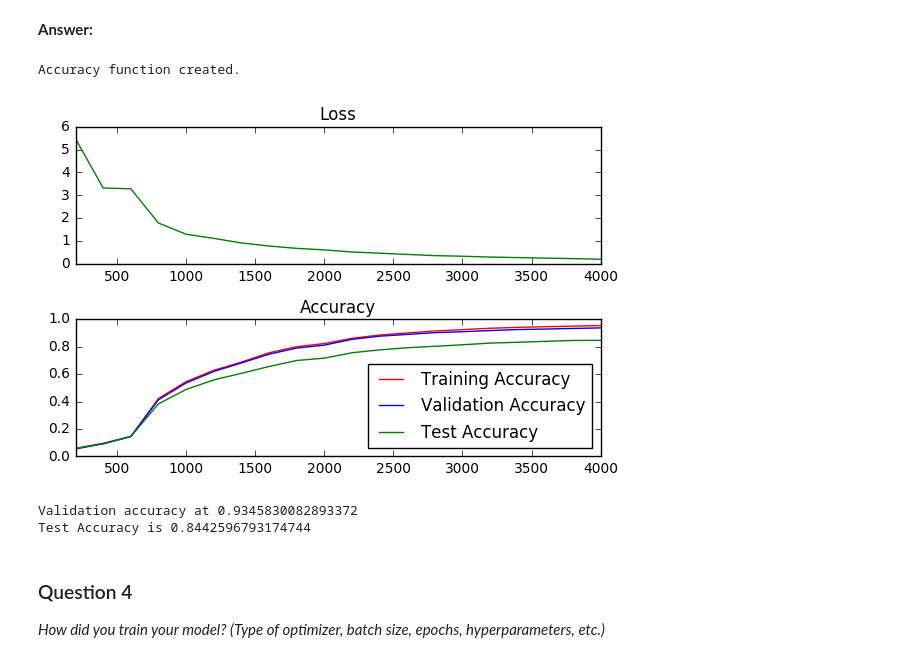
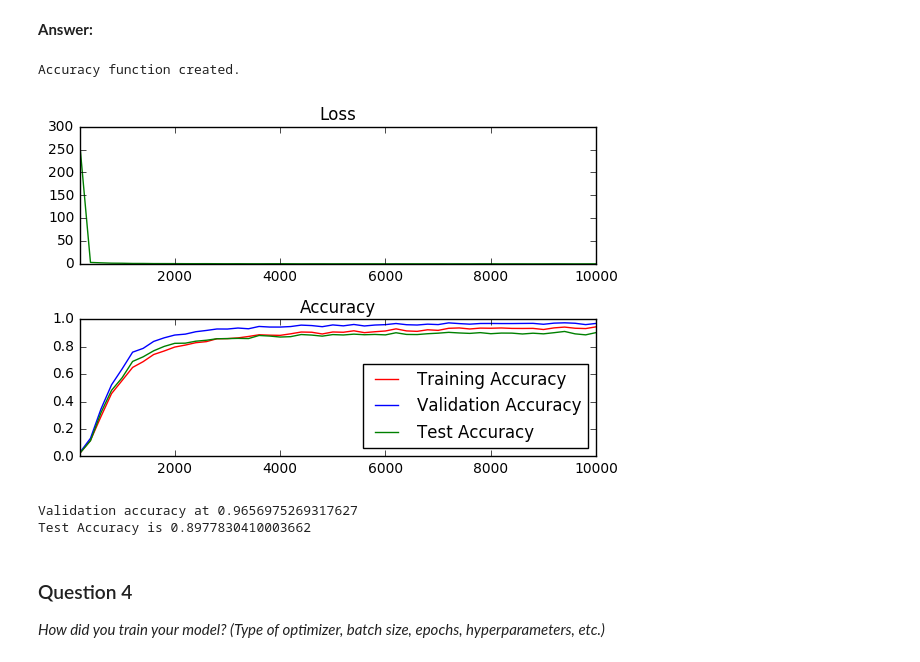
Before and after one commit to anupriyachhabra/traffic-signs, a Jupyter notebook: Traffic_Signs_Recognition.ipynb, the cells around one changed output. Cells and saved outputs as stored; diff of their text form; code cells hidden in the pictures.

Commit message:
96% accuracy convnet

```diff
--- a/Traffic_Signs_Recognition.ipynb
+++ b/Traffic_Signs_Recognition.ipynb
@@ -119,13 +119,10 @@ import numpy as np
 
 def normalize(image_data):
 
-    #gray = image_data.astype(float).sum(axis=-1) / 3.
-    gray = image_data
-    a = 0.1
-    b = 0.9
-    x_max = 255
-    x_min = 0
-    return a +(gray-x_min)*(b-a)/(x_max-x_min)
+    image_data[:,:,0] = (image_data[:,:,0] - 128)/128
+    image_data[:,:,1] = (image_data[:,:,1] - 128)/128
+    image_data[:,:,2] = (image_data[:,:,2] - 128)/128
+    return image_data
 
 def one_hot_vectorised(a):
     b = np.zeros((a.size, a.max()+1))
@@ -248,7 +245,7 @@ labels = tf.placeholder(tf.float32)
 keep_prob = tf.placeholder(tf.float32)
 
 # Feed dicts for training, validation, and test session
-train_feed_dict = {features: X_train, labels: y_train, keep_prob: 0.5}
+train_feed_dict = {features: X_train, labels: y_train, keep_prob: 0.8}
 valid_feed_dict = {features: valid_features, labels: valid_labels, keep_prob: 1.0}
 test_feed_dict = {features: X_test, labels: y_test, keep_prob: 1.0}
 
@@ -270,8 +267,10 @@ layer4_biases = tf.Variable(tf.constant(1.0, shape=[labels_count]))
 features_flat = tf.reshape(features, (-1, image_size, image_size, num_channels))
 conv = tf.nn.conv2d(features, layer1_weights, [1, 2, 2, 1], padding='SAME')
 hidden = tf.nn.relu(conv + layer1_biases)
+hidden = tf.nn.dropout(hidden, keep_prob)
 conv = tf.nn.conv2d(hidden, layer2_weights, [1, 2, 2, 1], padding='SAME')
 hidden = tf.nn.relu(conv + layer2_biases)
+hidden = tf.nn.dropout(hidden, keep_prob)
 shape = tf.shape(hidden)
 reshape = tf.reshape(hidden, [shape[0], shape[1] * shape[2] * shape[3]])
 hidden = tf.nn.relu(tf.matmul(reshape, layer3_weights) + layer3_biases)
@@ -289,9 +288,9 @@ accuracy = tf.reduce_mean(tf.cast(is_correct_prediction, tf.float32))
 
 print('Accuracy function created.')
 
-epochs = 20
+epochs = 50
 batch_size = 200
-learning_rate = 0.08
+learning_rate = 0.002
 l1_regularization_strength = 1.0
 l2_regularization_strength = 1.0
 learning_rate_power = -0.5
@@ -300,7 +299,7 @@ initial_accumulator_value = 0.1
 
 # Optimizer
 #optimizer = tf.train.GradientDescentOptimizer(learning_rate).minimize(loss)
-optimizer = tf.train.FtrlOptimizer(learning_rate).minimize(loss)
+optimizer = tf.train.AdamOptimizer(learning_rate).minimize(loss)
 #optimizer = tf.train.FtrlOptimizer(learning_rate,learning_rate_power, initial_accumulator_value, l1_regularization_strength,l2_regularization_strength, False).minimize(loss)
 
 #initialize
@@ -336,7 +335,7 @@ with tf.Session() as session:
             # Run optimizer and get loss
             _, l = session.run(
                 [optimizer, loss],
-                feed_dict={features: batch_features, labels: batch_labels, keep_prob: 0.5})
+                feed_dict={features: batch_features, labels: batch_labels, keep_prob: 0.8})
 
             # Log every 50 batches
             if not batch_i % log_batch_step:
@@ -350,36 +349,36 @@ with tf.Session() as session:
                 batches.append(log_batch_step + previous_batch)
                 loss_batch.append(l)
                 train_acc_batch.append(training_accuracy)
                 valid_acc_batch.append(validation_accuracy)
                 test_acc_batch.append(test_accuracy)
 
         # Check accuracy against Validation data
         validation_accuracy = session.run(accuracy, feed_dict=valid_feed_dict)
         # Check accuracy against Test data
         test_accuracy = session.run(accuracy, feed_dict=test_feed_dict)
 
 loss_plot = plt.subplot(211)
 loss_plot.set_title('Loss')
 loss_plot.plot(batches, loss_batch, 'g')
 loss_plot.set_xlim([batches[0], batches[-1]])
 acc_plot = plt.subplot(212)
 acc_plot.set_title('Accuracy')
 acc_plot.plot(batches, train_acc_batch, 'r', label='Training Accuracy')
 acc_plot.plot(batches, valid_acc_batch, 'b', label='Validation Accuracy')
 acc_plot.plot(batches, test_acc_batch, 'g', label='Test Accuracy')
 acc_plot.set_ylim([0, 1.0])
 acc_plot.set_xlim([batches[0], batches[-1]])
 acc_plot.legend(loc=4)
 plt.tight_layout()
 plt.show()
 
 print('Validation accuracy at {}'.format(validation_accuracy))
 print('Test Accuracy is {}'.format(test_accuracy))
 # %% [output]
 Accuracy function created.
-[figure, old version]
+[figure, new version]
-Validation accuracy at 0.9345830082893372
-Test Accuracy is 0.8442596793174744
+Validation accuracy at 0.9656975269317627
+Test Accuracy is 0.8977830410003662
 # %% [markdown]
 ### Question 4
 
```
Also changed, not shown: parts of 2 cells of this notebook.
